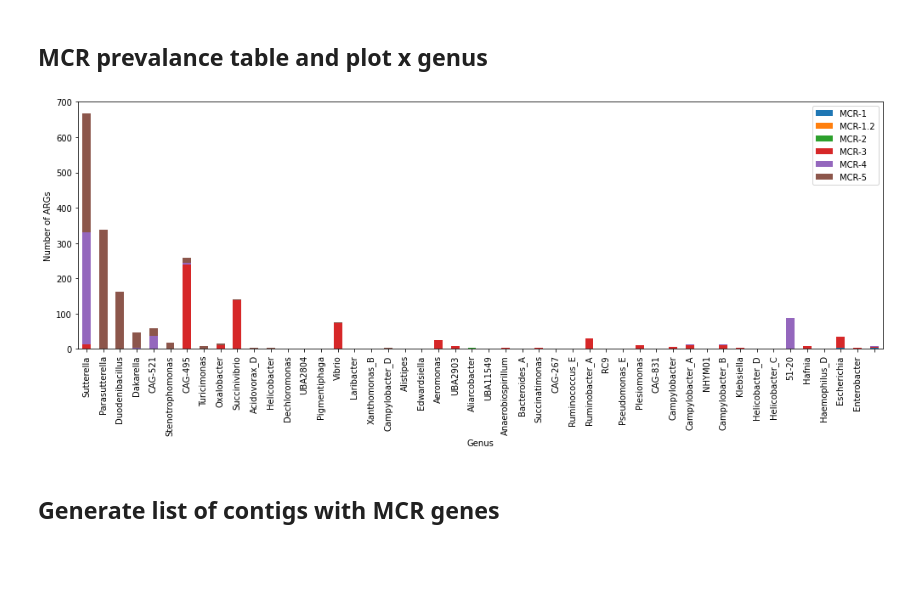
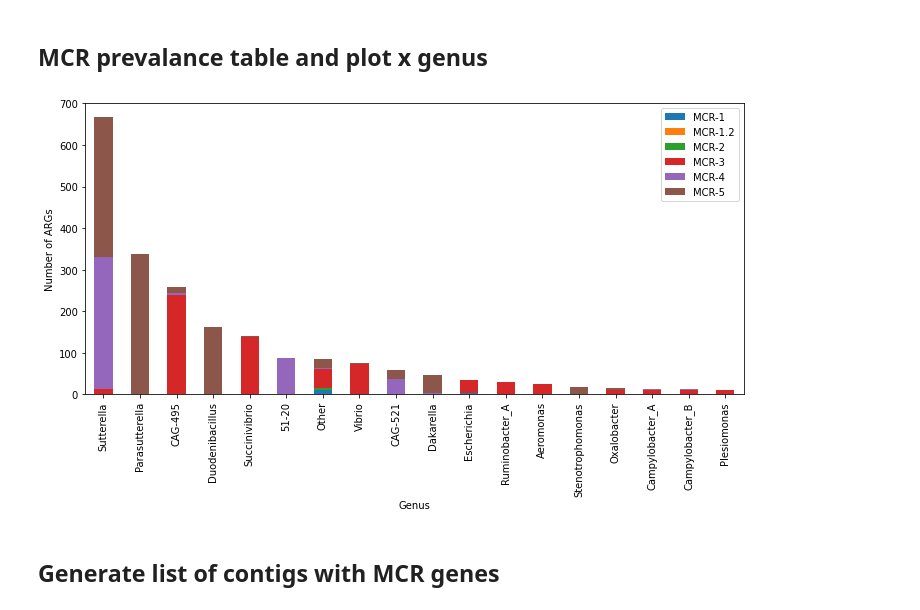
Before and after one commit to rcuadrat/human_microbiome_mcr, a Jupyter notebook: MCR_human.ipynb, the cells around one changed output. Saved outputs shown, nothing was run; the diff lists cells and outputs as text; code cells hidden in the pictures; blank space fills up the shorter version.

```diff
--- a/MCR_human.ipynb
+++ b/MCR_human.ipynb
@@ -152,12 +149,20 @@ mcr_prevalence.sort_values("MCR-5",ascending=False,inplace=True)
+# %%
+forplot=pd.concat([more10,others])
+# %%
+forplot["Sum"]=forplot.sum(axis=1)
+# %%
+forplot=forplot.sort_values(by="Sum",ascending=False)
+# %%
+forplot.drop("Sum",axis=1,inplace=True)
 # %%
-mcr_prevalence.plot(kind="bar",stacked=True,figsize=(14,6))
+forplot.plot(kind="bar",stacked=True,figsize=(10,6))
 plt.ylabel("Number of ARGs")
 plt.xlabel("Genus")
 plt.xticks(rotation='vertical')
 plt.tight_layout()
 plt.show()
 # %% [output]
-[figure, old version]
+[figure, new version]
 # %% [markdown]
 ## Generate list of contigs with MCR genes
 # %%
```
Also changed, not shown: parts of 147 cells of this notebook.
